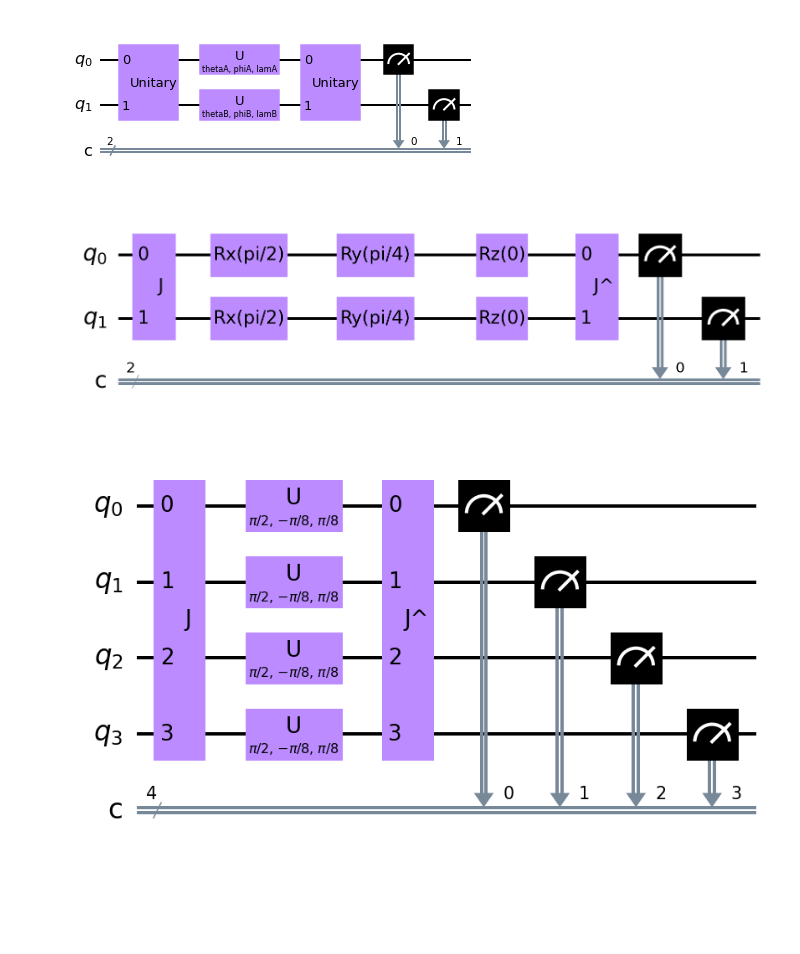
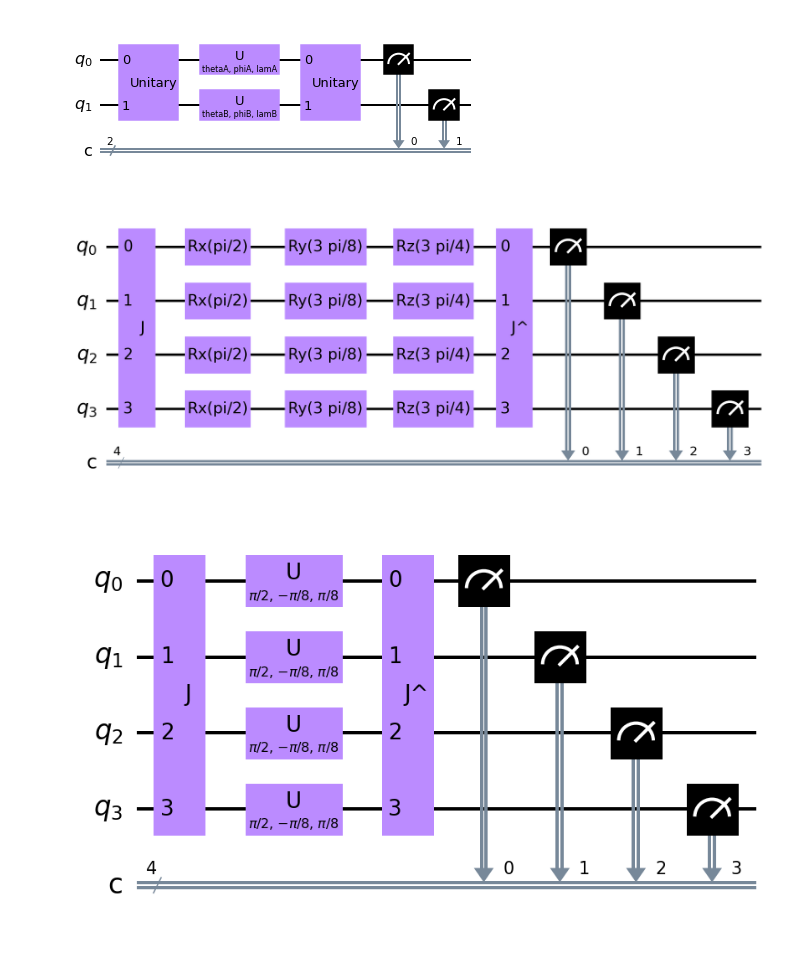
Before and after one commit to agustinsilva447/Quantum-Game-Theory, a Jupyter notebook: circuit.ipynb, the cells around one changed output. Drawn from its saved outputs; the diff is of its cells as text; code cells hidden in the pictures; blank space fills up the shorter version.

```diff
--- a/circuit.ipynb
+++ b/circuit.ipynb
@@ -67,25 +67,36 @@ circ.draw(output='mpl')
 # %%
 from qiskit.circuit import Gate
 
-J = Gate(name='J', num_qubits=2, params=[])
-J_d = Gate(name='J^', num_qubits=2, params=[])
+J = Gate(name='J', num_qubits=4, params=[])
+J_d = Gate(name='J^', num_qubits=4, params=[])
 R_x = Gate(name='Rx(pi/2)', num_qubits=1, params=[])
-R_y = Gate(name='Ry(pi/4)', num_qubits=1, params=[])
-R_z = Gate(name='Rz(0)', num_qubits=1, params=[])
-circ = QuantumCircuit(2,2)
-circ.append(J,   [0,1])
+R_y = Gate(name='Ry(3 pi/8)', num_qubits=1, params=[])
+R_z = Gate(name='Rz(3 pi/4)', num_qubits=1, params=[])
+
+circ = QuantumCircuit(4,4)
+circ.append(J,   [0,1,2,3])
+
 circ.append(R_x, [0])
 circ.append(R_x, [1])
+circ.append(R_x, [2])
+circ.append(R_x, [3])
+
 circ.append(R_y, [0])
 circ.append(R_y, [1])
+circ.append(R_y, [2])
+circ.append(R_y, [3])
+
 circ.append(R_z, [0])
 circ.append(R_z, [1])
-circ.append(J_d, [0,1])
-circ.measure([0,1], [0,1])
+circ.append(R_z, [2])
+circ.append(R_z, [3])
+
+circ.append(J_d, [0,1,2,3])
+circ.measure([0,1,2,3], [0,1,2,3])
 
 circ.draw(output='mpl', scale = 3)
 # %% [output]
-[figure, old version]
+[figure, new version]
 # %%
 import qiskit
 import sympy as sp
```
